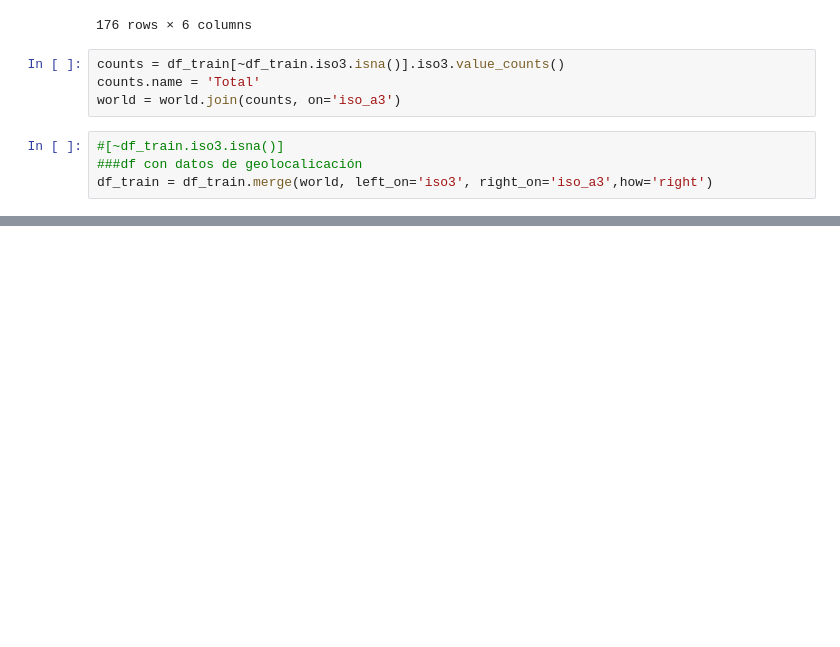
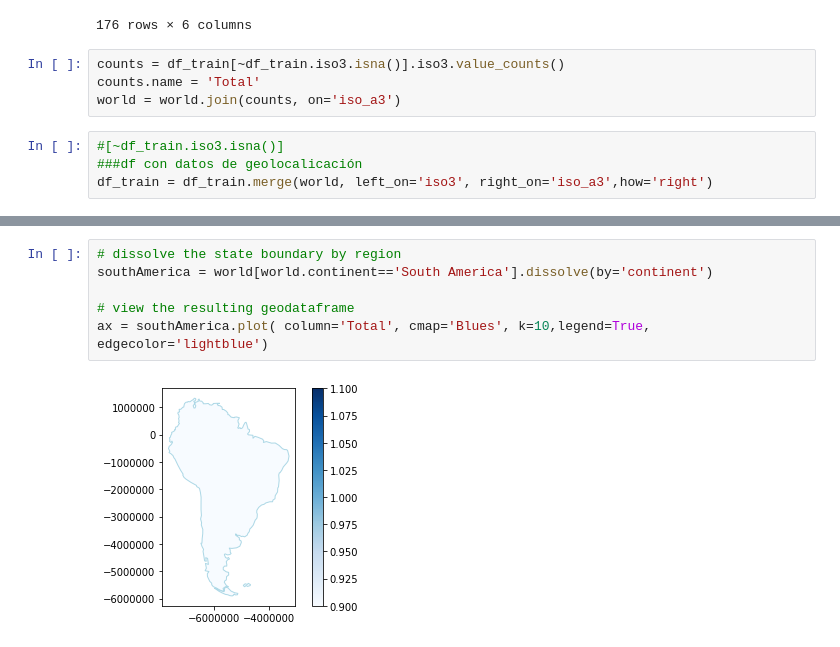
Before and after one commit to faristegui/tpdatos-2c-2020, a Jupyter notebook: tp1-cesar.ipynb, the cells around one changed output, grey strips where cells are left out. Drawn from its saved outputs; the diff is of its cells as text; blank space fills up the shorter version.

```diff
--- a/tp1-cesar.ipynb
+++ b/tp1-cesar.ipynb
@@ -1293,0 +1425,8 @@ legend = ax.get_legend()
+# %%
+# dissolve the state boundary by region
+southAmerica = world[world.continent=='South America'].dissolve(by='continent')
+
+# view the resulting geodataframe
+ax = southAmerica.plot( column='Total', cmap='Blues', k=10,legend=True, edgecolor='lightblue')
+# %% [output]
+[figure, added]
```
Also changed, not shown: parts of 48 cells of this notebook.
